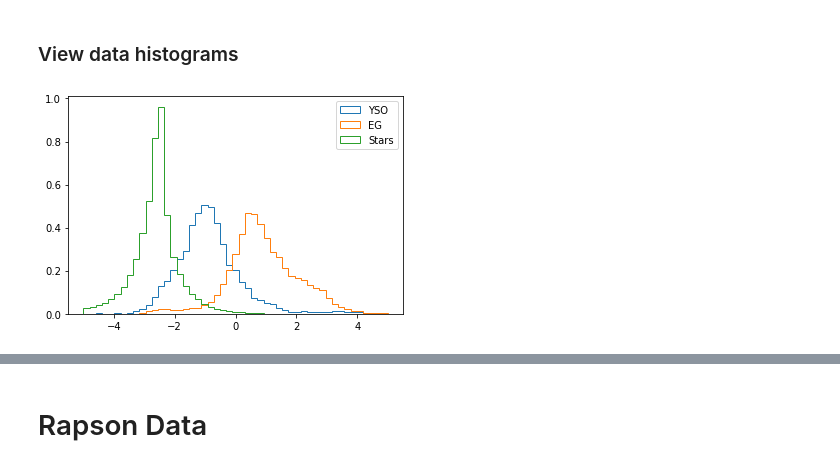
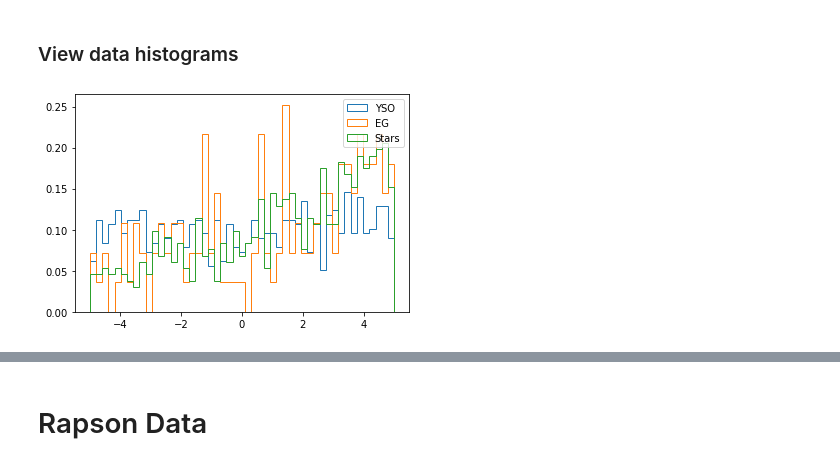
Before and after one commit to bcrompvoets/Random, a Jupyter notebook: Phase_3_2__IRAC+MIPS_Classification/Notebooks/Data_Preparation.ipynb, the cells around one changed output, grey strips where cells are left out. Cells and saved outputs as stored; diff of their text form; code cells hidden in the pictures.

```diff
--- a/Phase_3_2__IRAC+MIPS_Classification/Notebooks/Data_Preparation.ipynb
+++ b/Phase_3_2__IRAC+MIPS_Classification/Notebooks/Data_Preparation.ipynb
@@ -22,9 +22,11 @@ def e_mJy_to_mag(e_F, F):
 # %% [markdown]
 # c2d CLOUDS/CORES
 # %%
-c2d = pd.read_csv("../Data/c2d_CLOUDS_HREL.csv")
-# c2d = pd.read_csv("../Data/c2d_CORES_HREL.csv",index_col=1)
-
+c2d_CL = pd.read_csv("../Data/c2d_CLOUDS_HREL.csv")
+c2d_CO = pd.read_csv("../Data/c2d_CORES_HREL.csv")
+c2d_ST = pd.read_csv("../../Phase_3_1__IRAC_Only_Classification/Data_and_Results/c2d_STARS_HREL.csv")
+c2d_ALL_1 = pd.merge_ordered(c2d_CL,c2d_CO)
+c2d = pd.merge_ordered(c2d_ST,c2d_ALL_1)
 c2d.columns
 # %% [output]
 Index(['region', 'c2d_id', 'ra', 'dec', 'alpha', 'object_type', 'j_flux_c',
@@ -109,8 +111,9 @@ Star shape: (242824, 14)
 # %% [markdown]
 ### Use copulas to fill missing data -- Only stars have missing data in c2d CLOUDS so will not utilize.
 # %%
+NUM = 10000 # number of objects in each class to obtain (synthetic data + real data = NUM)
 #Create synthetic data
-c2d_IRAC_NEW = c2d_IRAC[["ir1_flux_c","ir1_d_flux_c","ir2_flux_c","ir2_d_flux_c","ir3_flux_c","ir3_d_flux_c","ir4_flux_c","ir4_d_flux_c",'mp1_flux_c', 'mp1_d_flux_c',"alpha", "Target"]]
+c2d_IRAC_NEW = c2d_IRAC[["ir1_flux_c","ir1_d_flux_c","ir2_flux_c","ir2_d_flux_c","ir3_flux_c","ir3_d_flux_c","ir4_flux_c","ir4_d_flux_c",'mp1_flux_c', 'mp1_d_flux_c', "Target"]]
 
 # Load a dataset with the real not-independent data
 real_data_YS = c2d_IRAC_NEW[c2d_IRAC_NEW["Target"]==0]
@@ -121,7 +124,7 @@ copulaYS = GaussianMultivariate()
 copulaYS.fit(real_data_YS)
 
 # Sample synthetic data
-N_YS = 5000 - real_data_YS.shape[0]
+N_YS = NUM - real_data_YS.shape[0]
 synthetic_data_YS = copulaYS.sample(N_YS)
 
 # Fit a gaussian copula to the data
@@ -129,7 +132,7 @@ copulaEG = GaussianMultivariate()
 copulaEG.fit(real_data_EG)
 
 # Sample synthetic data
-N_EG = 5000 - real_data_EG.shape[0]
+N_EG = NUM - real_data_EG.shape[0]
 synthetic_data_EG = copulaEG.sample(N_EG)
 # %%
 c2d_missing = c2d_NEW[["ir1_flux_c","ir1_d_flux_c","ir2_flux_c","ir2_d_flux_c","ir3_flux_c","ir3_d_flux_c","ir4_flux_c","ir4_d_flux_c",'mp1_flux_c', 'mp1_d_flux_c', "Target"]]
@@ -151,9 +154,10 @@ print(c2d_missing_ST.shape)
 ### Add synthetic data from copulas
 # %%
 c2d_IRAC_SYNTH = pd.merge_ordered(synthetic_data_YS,synthetic_data_EG)
-c2d_IRAC_SYNTH.columns = ["ir1_flux_c","ir1_d_flux_c","ir2_flux_c","ir2_d_flux_c","ir3_flux_c","ir3_d_flux_c","ir4_flux_c","ir4_d_flux_c",'mp1_flux_c', 'mp1_d_flux_c', "alpha","Target"]
+c2d_IRAC_SYNTH.columns = ["ir1_flux_c","ir1_d_flux_c","ir2_flux_c","ir2_d_flux_c","ir3_flux_c","ir3_d_flux_c","ir4_flux_c","ir4_d_flux_c",'mp1_flux_c', 'mp1_d_flux_c',"Target"]
 c2d_IRAC_NEW_w_SYNTH = pd.merge_ordered(c2d_IRAC_NEW,c2d_IRAC_SYNTH)
 
+c2d_IRAC_NEW_w_SYNTH["alpha"] = alpha(c2d_IRAC_NEW_w_SYNTH["ir2_flux_c"],c2d_IRAC_NEW_w_SYNTH["mp1_flux_c"])
 
 shape_YSO = c2d_IRAC_NEW_w_SYNTH[c2d_IRAC_NEW_w_SYNTH["Target"]==0].shape
 shape_EG = c2d_IRAC_NEW_w_SYNTH[c2d_IRAC_NEW_w_SYNTH["Target"]==1].shape
@@ -179,23 +183,24 @@ np.save("../Data/c2d_Targets_CLOUDS_SYNTH.npy",c2d_IRAC_NEW_w_SYNTH[["Target"]].
 # %%
 import matplotlib.pyplot as plt
 bins= np.linspace(-5,5,20)
 
 c2d_tar = c2d_IRAC_NEW_w_SYNTH[["Target"]].values.astype(int)
-c2d_inp = c2d_IRAC_NEW_w_SYNTH[["ir1_flux_c","ir1_d_flux_c","ir2_flux_c","ir2_d_flux_c","ir3_flux_c","ir3_d_flux_c","ir4_flux_c","ir4_d_flux_c","alpha"]].values.astype(float)
-EG = np.where(c2d_tar==1)[0]
-alphasEG = c2d_inp[EG].transpose()[8]
+c2d_inp = c2d_IRAC_NEW_w_SYNTH[["ir1_flux_c","ir1_d_flux_c","ir2_flux_c","ir2_d_flux_c","ir3_flux_c","ir3_d_flux_c","ir4_flux_c","ir4_d_flux_c",'mp1_flux_c', 'mp1_d_flux_c',"alpha"]].values.astype(float)
 
 YSO = np.where(c2d_tar==0)[0]
-alphasYS = c2d_inp[YSO].transpose()[8]
+alphasYS = c2d_inp[YSO][:,10]
+
+EG = np.where(c2d_tar==1)[0]
+alphasEG = c2d_inp[EG][:,10]
 
 ST = np.where(c2d_tar==2)[0]
-alphasST = c2d_inp[ST].transpose()[8]
+alphasST = c2d_inp[ST][:,10]
 
 bins= np.linspace(-5,5,50)
 plt.hist(alphasYS,bins,histtype='step',label='YSO',density=True)
 plt.hist(alphasEG,bins,histtype='step',label='EG',density=True)
 plt.hist(alphasST,bins,histtype='step',label='Stars',density=True)
 plt.legend()
 plt.show()
 # %% [output]
-[figure, old version]
+[figure, new version]
```
Also changed, not shown: parts of 6 cells of this notebook, 8 other files.
